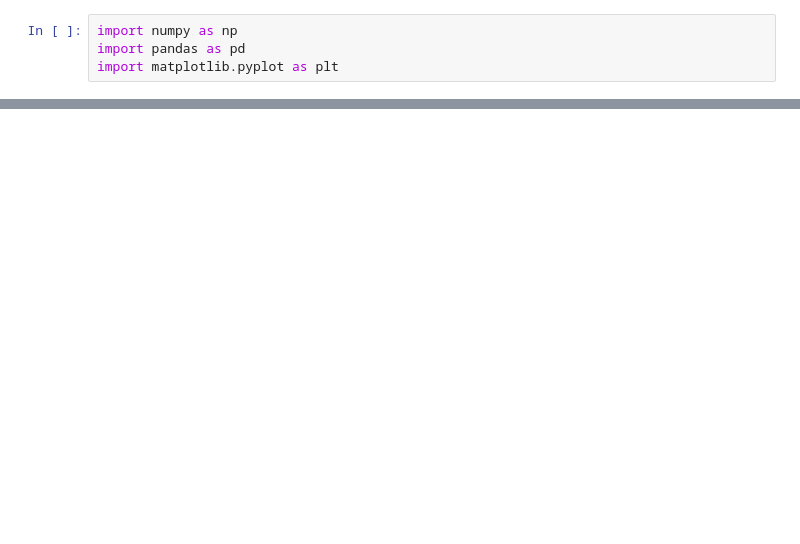
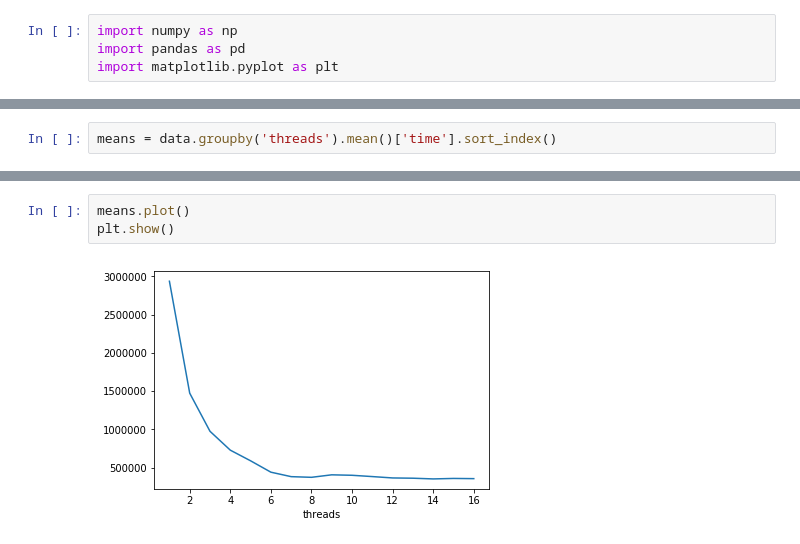
Before and after one commit to wgslr/agh-operating-systems, a Jupyter notebook: lab8/GeislerWojciech/cw08/zad1/Times.ipynb, the cells around one changed output, grey strips where cells are left out. Cells and saved outputs as stored; diff of their text form; blank space fills up the shorter version.

```diff
--- a/lab8/GeislerWojciech/cw08/zad1/Times.ipynb
+++ b/lab8/GeislerWojciech/cw08/zad1/Times.ipynb
@@ -80,0 +102,2 @@ plt.show()
+# %%
+means = data.groupby('threads').mean()['time'].sort_index()
@@ -80,0 +148,5 @@ plt.show()
+# %%
+means.plot()
+plt.show()
+# %% [output]
+[figure, added]
```
Also changed, not shown: parts of 10 cells of this notebook, 1 other file.
